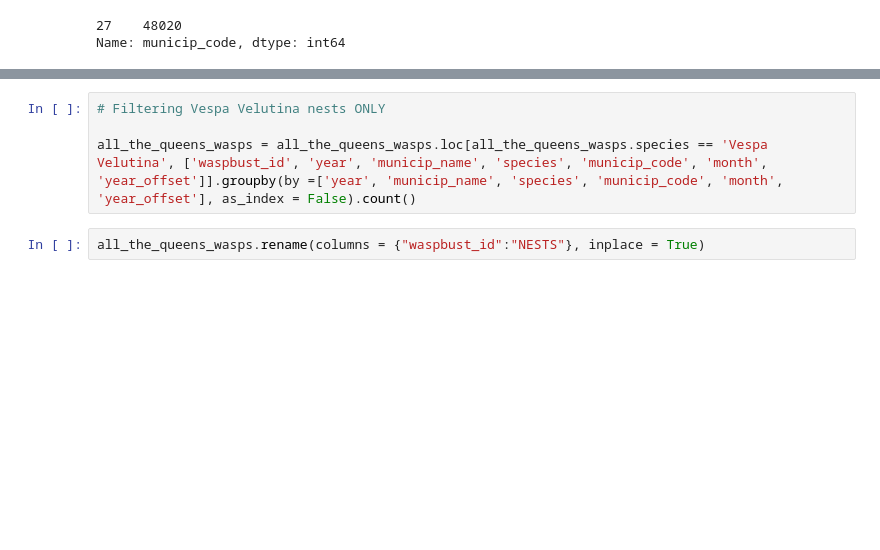
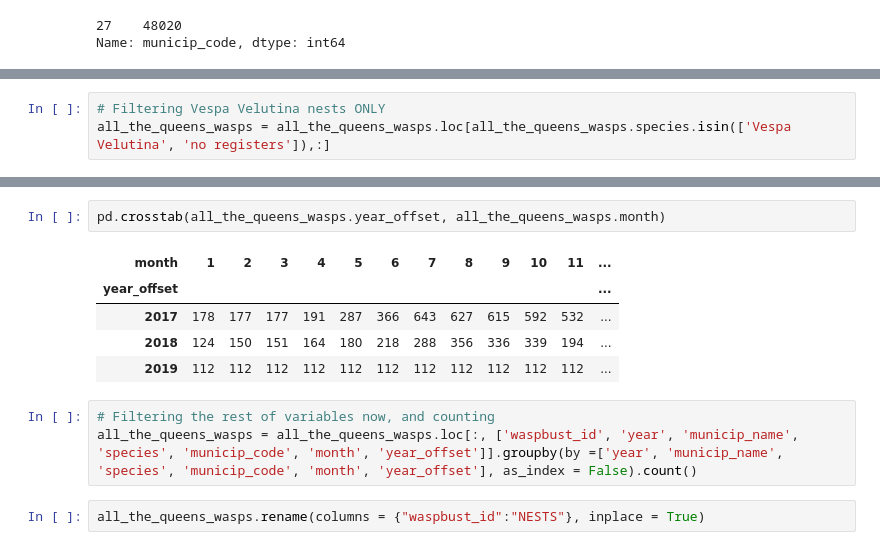
Before and after one commit to IEwaspbusters/KopuruVespaCompetitionIE, a Jupyter notebook: Competition_subs/2021-05-19_submit/Batch_OLS/ALEJANDRO workerbee03_NESTS.ipynb, the cells around one changed output, grey strips where cells are left out. Saved outputs shown, nothing was run; the diff lists cells and outputs as text; blank space fills up the shorter version.

```diff
--- a/Competition_subs/2021-05-19_submit/Batch_OLS/ALEJANDRO workerbee03_NESTS.ipynb
+++ b/Competition_subs/2021-05-19_submit/Batch_OLS/ALEJANDRO workerbee03_NESTS.ipynb
@@ -131,0 +174,3 @@ Namely: **nest_foundDate**, **nest_locType**, **nest_hight**, **nest_diameter**,
+# %%
+# Filtering Vespa Velutina nests ONLY
+all_the_queens_wasps = all_the_queens_wasps.loc[all_the_queens_wasps.species.isin(['Vespa Velutina', 'no registers']),:]
@@ -132,7 +185,14 @@ Namely: **nest_foundDate**, **nest_locType**, **nest_hight**, **nest_diameter**,
+# %%
+pd.crosstab(all_the_queens_wasps.year_offset, all_the_queens_wasps.month)
+# %% [output]
+| month | 1 | 2 | 3 | 4 | 5 | 6 | 7 | 8 | 9 | 10 | 11 | ... |
+| year_offset |  |  |  |  |  |  |  |  |  |  |  | ... |
+| 2017 | 178 | 177 | 177 | 191 | 287 | 366 | 643 | 627 | 615 | 592 | 532 | ... |
+| 2018 | 124 | 150 | 151 | 164 | 180 | 218 | 288 | 356 | 336 | 339 | 194 | ... |
+| 2019 | 112 | 112 | 112 | 112 | 112 | 112 | 112 | 112 | 112 | 112 | 112 | ... |
 # %%
-# Filtering Vespa Velutina nests ONLY
-
-all_the_queens_wasps = all_the_queens_wasps.loc[all_the_queens_wasps.species == 'Vespa Velutina', ['waspbust_id', 'year', 'municip_name', 'species', 'municip_code', 'month', 'year_offset']].groupby(by =['year', 'municip_name', 'species', 'municip_code', 'month', 'year_offset'], as_index = False).count()
+# Filtering the rest of variables now, and counting
+all_the_queens_wasps = all_the_queens_wasps.loc[:, ['waspbust_id', 'year', 'municip_name', 'species', 'municip_code', 'month', 'year_offset']].groupby(by =['year', 'municip_name', 'species', 'municip_code', 'month', 'year_offset'], as_index = False).count()
 # %%
 all_the_queens_wasps.rename(columns = {"waspbust_id":"NESTS"}, inplace = True)
 # %%
```
Also changed, not shown: parts of 43 cells of this notebook.
